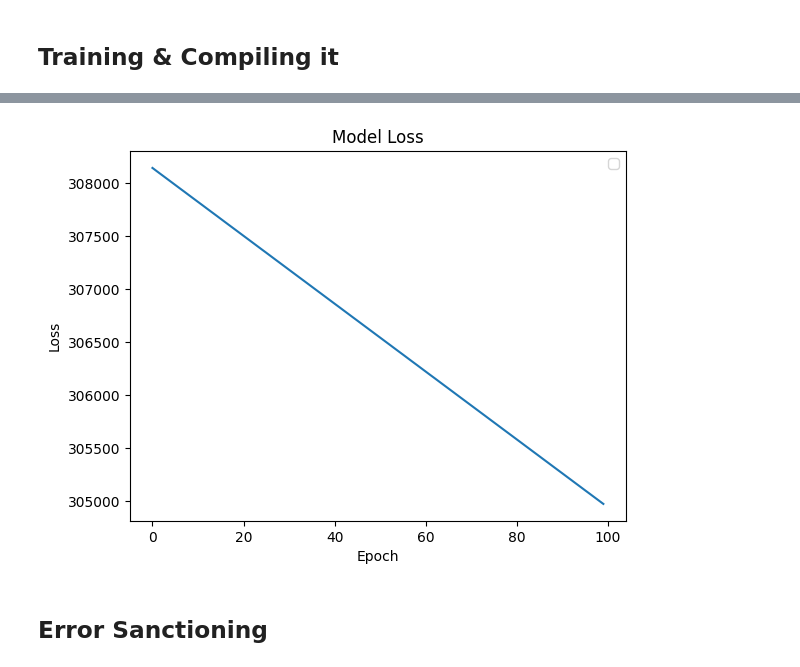
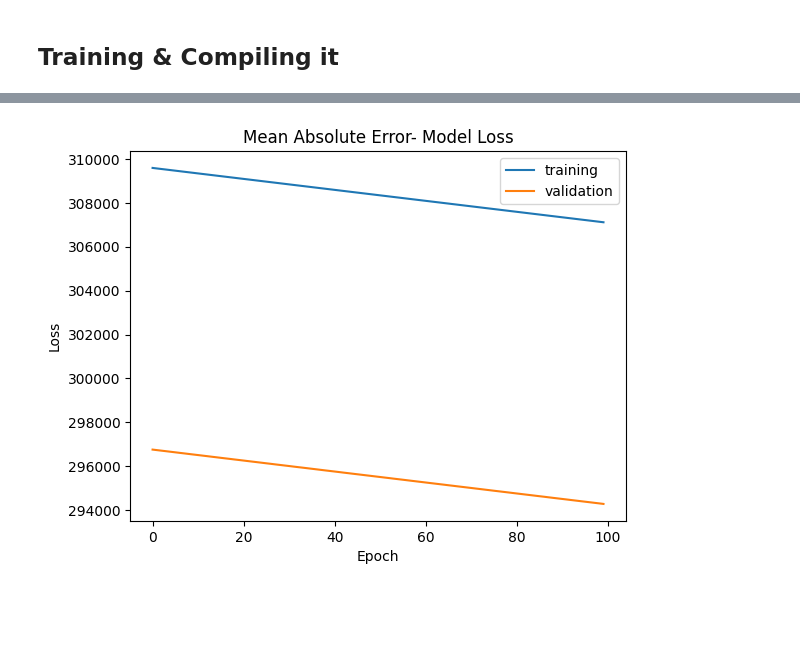
Before and after one commit to abdulhakkeempa/deep-learning, a Jupyter notebook: car_price_prediction.ipynb, the cells around one changed output, grey strips where cells are left out. Drawn from its saved outputs; the diff is of its cells as text; code cells hidden in the pictures; blank space fills up the shorter version.

Commit message:
optimization, validation etc.

```diff
--- a/car_price_prediction.ipynb
+++ b/car_price_prediction.ipynb
@@ -90,0 +97,5 @@ print(y.shape)
+# %%
+X_train = X[:int(DATASET_SIZE*TRAIN_RATIO)]
+y_train = y[:int(DATASET_SIZE*TRAIN_RATIO)]
+print(X_train.shape)
+print(y_train.shape)
@@ -90,0 +105,5 @@ print(y.shape)
+# %%
+X_val = X[int(DATASET_SIZE*TRAIN_RATIO):int(DATASET_SIZE*(VAL_RATIO+TRAIN_RATIO))]
+y_val = y[int(DATASET_SIZE*TRAIN_RATIO):int(DATASET_SIZE*(VAL_RATIO+TRAIN_RATIO))]
+print(X_val.shape)
+print(y_val.shape)
@@ -157,8 +187,8 @@ tf.keras.utils.plot_model(model, to_file="model.png", show_shapes=True)
 # %% [markdown]
 ## Training & Compiling it
 # %%
-model.compile(loss= MeanAbsoluteError(), optimizer = Adam(learning_rate=1))
+model.compile(loss= MeanAbsoluteError(), optimizer = Adam(learning_rate=1), metrics= RootMeanSquaredError())
 # %%
-history = model.fit(X, y, epochs=100, verbose=1)
+history = model.fit(X_train, y_train, validation_data=(X_val, y_val) ,epochs=100, verbose=1)
 # %% [output]
 Epoch 1/100
@@ -183,9 +213,10 @@ import matplotlib.pyplot as plt
 
 # Assuming `history` is the variable containing the history object
 plt.plot(history.history['loss'])
-plt.title('Model Loss')
+plt.plot(history.history['val_loss'])
+plt.title('Mean Absolute Error- Model Loss')
 plt.xlabel('Epoch')
 plt.ylabel('Loss')
-plt.legend(loc='upper right')
+plt.legend(['training', 'validation'], loc='upper right')
 plt.show()
 # %% [output]
@@ -193,3 +223 @@ WARNING:matplotlib.legend:No artists with labels found to put in legend.  Note t
-[figure, old version]
+[figure, new version]
-# %% [markdown]
-## Error Sanctioning
```
Also changed, not shown: parts of 15 cells of this notebook.
